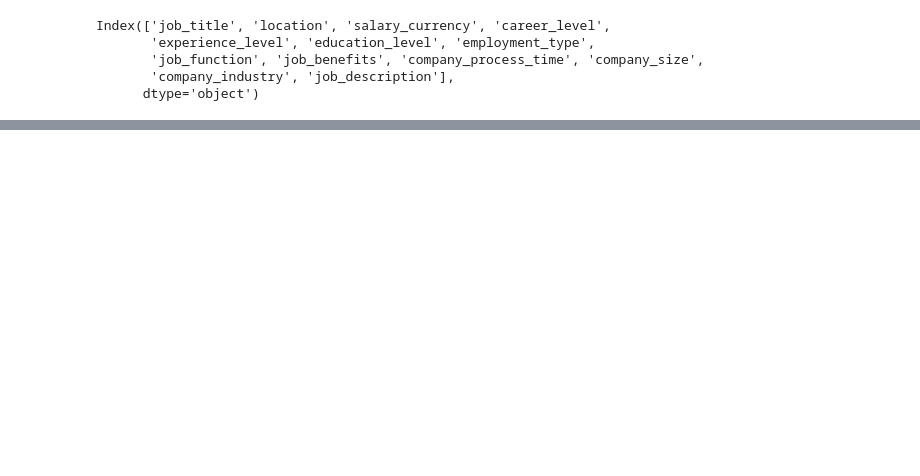
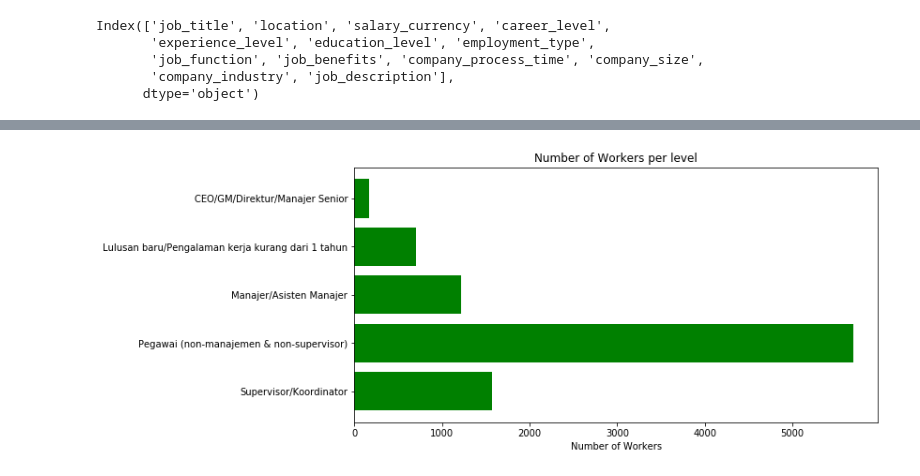
Before and after one commit to Reosta-Pratama/Project-Prediction, a Jupyter notebook: Prediksi Salary.ipynb, the cells around one changed output, grey strips where cells are left out. Cells and saved outputs as stored; diff of their text form; code cells hidden in the pictures; blank space fills up the shorter version.

```diff
--- a/Prediksi Salary.ipynb
+++ b/Prediksi Salary.ipynb
@@ -198,0 +142,3 @@ array([[5245436.08165274]])
+# %%
+tableCareer = dataset[["career_level"]]
+tableCareer.drop_duplicates(inplace=True)
@@ -198,0 +149,4 @@ array([[5245436.08165274]])
+# %%
+CL = tableCareer["career_level"]
+# %%
+tableCareer['count_career'] = dataset.id.where(dataset.career_level.isin(CL)).groupby(dataset['career_level']).transform('count')
@@ -198,0 +168,11 @@ array([[5245436.08165274]])
+# %%
+xCareer = list(tableCareer.loc[:, "career_level"])
+yCareer = list(tableCareer.loc[:, "count_career"])
+
+plt.figure(figsize=(10, 5))
+plt.barh(xCareer, yCareer, color='green')
+plt.title("Number of Workers per level")
+plt.xlabel("Number of Workers")
+plt.show()
+# %% [output]
+[figure, added]
```
Also changed, not shown: parts of 23 cells of this notebook.
